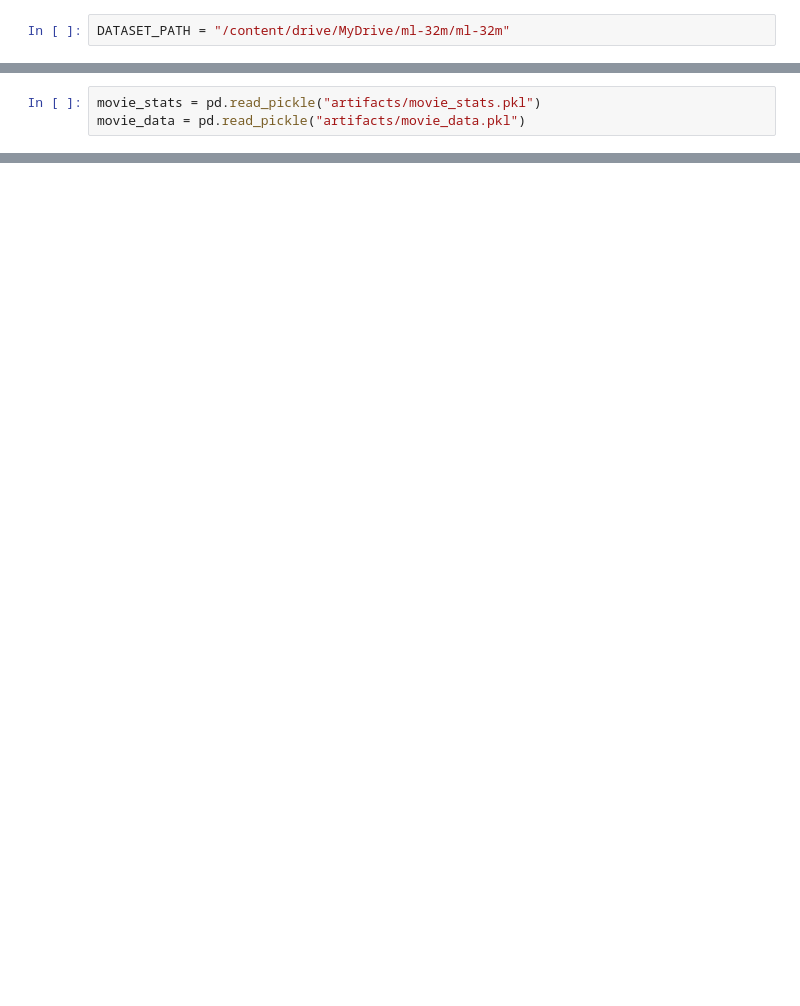
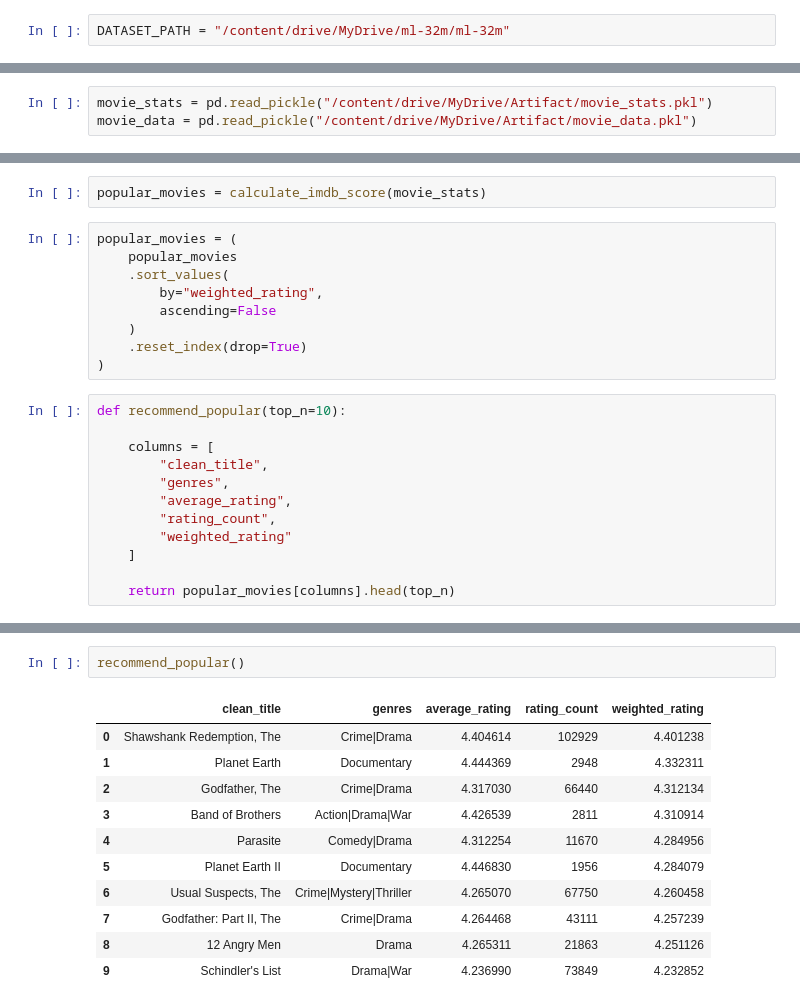
Before and after one commit to replyeshab/CineAI-AI-Based-Hybrid-Recommendation-System, a Jupyter notebook: movie_recommendation_system_Popularity_Recommender.ipynb, the cells around one changed output, grey strips where cells are left out. Cells and saved outputs as stored; diff of their text form; blank space fills up the shorter version.

```diff
--- a/movie_recommendation_system_Popularity_Recommender.ipynb
+++ b/movie_recommendation_system_Popularity_Recommender.ipynb
@@ -19,4 +20,4 @@ import warnings
 warnings.filterwarnings("ignore")
 # %%
-movie_stats = pd.read_pickle("artifacts/movie_stats.pkl")
-movie_data = pd.read_pickle("artifacts/movie_data.pkl")
+movie_stats = pd.read_pickle("/content/drive/MyDrive/Artifact/movie_stats.pkl")
+movie_data = pd.read_pickle("/content/drive/MyDrive/Artifact/movie_data.pkl")
@@ -24,0 +59,23 @@ FileNotFoundError: [Errno 2] No such file or directory: 'artifacts/movie_stats.p
+# %%
+popular_movies = calculate_imdb_score(movie_stats)
+# %%
+popular_movies = (
+    popular_movies
+    .sort_values(
+        by="weighted_rating",
+        ascending=False
+    )
+    .reset_index(drop=True)
+)
+# %%
+def recommend_popular(top_n=10):
+
+    columns = [
+        "clean_title",
+        "genres",
+        "average_rating",
+        "rating_count",
+        "weighted_rating"
+    ]
+
+    return popular_movies[columns].head(top_n)
@@ -24,0 +106,14 @@ FileNotFoundError: [Errno 2] No such file or directory: 'artifacts/movie_stats.p
+# %%
+recommend_popular()
+# %% [output]
+|  | clean_title | genres | average_rating | rating_count | weighted_rating |
+| 0 | Shawshank Redemption, The | Crime|Drama | 4.404614 | 102929 | 4.401238 |
+| 1 | Planet Earth | Documentary | 4.444369 | 2948 | 4.332311 |
+| 2 | Godfather, The | Crime|Drama | 4.317030 | 66440 | 4.312134 |
+| 3 | Band of Brothers | Action|Drama|War | 4.426539 | 2811 | 4.310914 |
+| 4 | Parasite | Comedy|Drama | 4.312254 | 11670 | 4.284956 |
+| 5 | Planet Earth II | Documentary | 4.446830 | 1956 | 4.284079 |
+| 6 | Usual Suspects, The | Crime|Mystery|Thriller | 4.265070 | 67750 | 4.260458 |
+| 7 | Godfather: Part II, The | Crime|Drama | 4.264468 | 43111 | 4.257239 |
+| 8 | 12 Angry Men | Drama | 4.265311 | 21863 | 4.251126 |
+| 9 | Schindler's List | Drama|War | 4.236990 | 73849 | 4.232852 |
```
Also changed, not shown: parts of 9 cells of this notebook.
